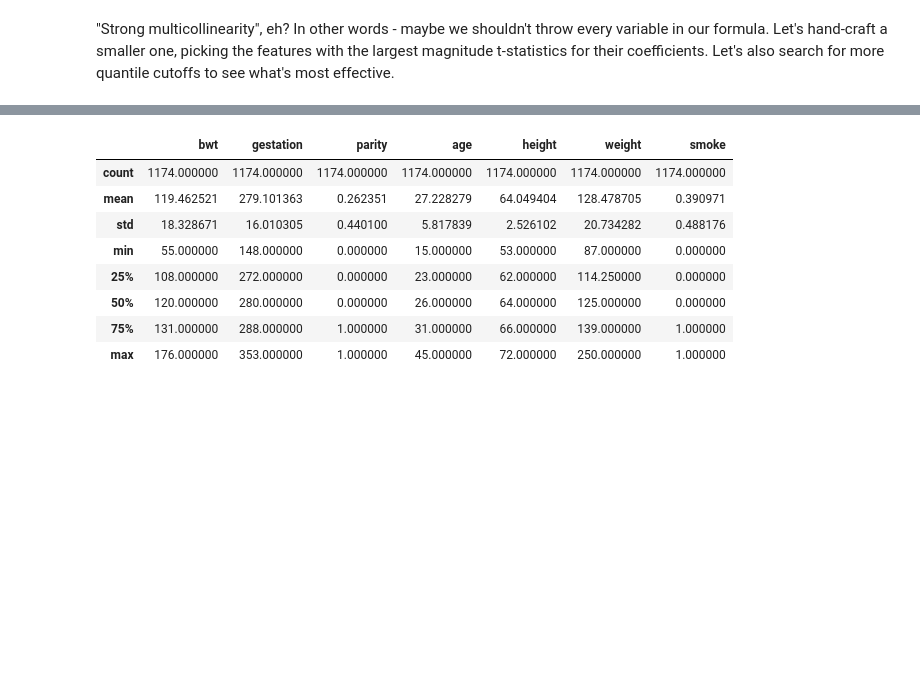
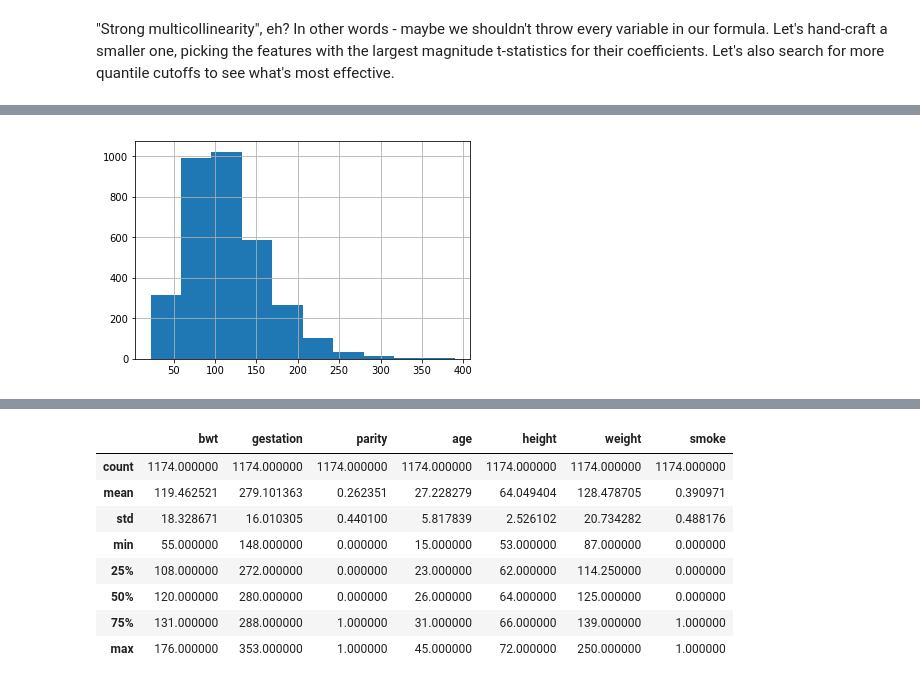
Before and after one commit to chrisluedtke/data-science-journal, a Jupyter notebook: 07-Advanced-Regression/03_Quantile_Regression.ipynb, the cells around one changed output, grey strips where cells are left out. Cells and saved outputs as stored; diff of their text form; code cells hidden in the pictures; blank space fills up the shorter version.

```diff
--- a/07-Advanced-Regression/03_Quantile_Regression.ipynb
+++ b/07-Advanced-Regression/03_Quantile_Regression.ipynb
@@ -240,4 +280,4 @@ Live - let's consider another dataset! Specifically, "SkillCraft" (data on compe
 # %%
-# TODO Live!
 # Hint - we may only care about the *top* quantiles here
 # Another hint - there are missing values, but Pandas won't see them right away
+df = pd.read_csv('http://archive.ics.uci.edu/ml/machine-learning-databases/00272/SkillCraft1_Dataset.csv')
@@ -243,0 +313,9 @@ Live - let's consider another dataset! Specifically, "SkillCraft" (data on compe
+# %%
+df = df.replace({'?':np.nan})
+
+to_nums = ['HoursPerWeek', 'TotalHours', 'Age']
+
+for col in to_nums:
+    df[col] = pd.to_numeric(df[col], errors='coerce')
+
+df = df.dropna()
@@ -243,0 +334,4 @@ Live - let's consider another dataset! Specifically, "SkillCraft" (data on compe
+# %%
+df['APM'].hist();
+# %% [output]
+[figure, added]
```
Also changed, not shown: parts of 38 cells of this notebook, 3 other files.
